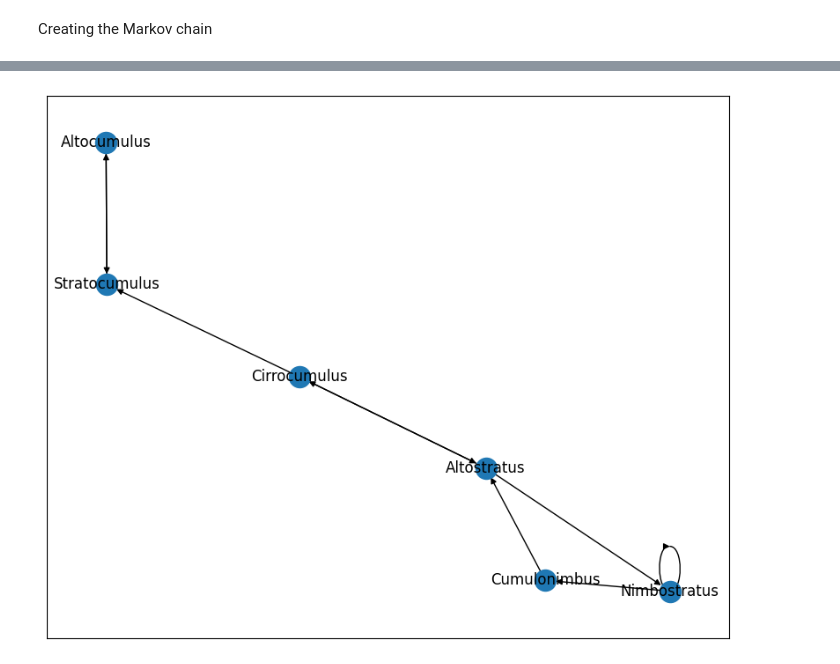
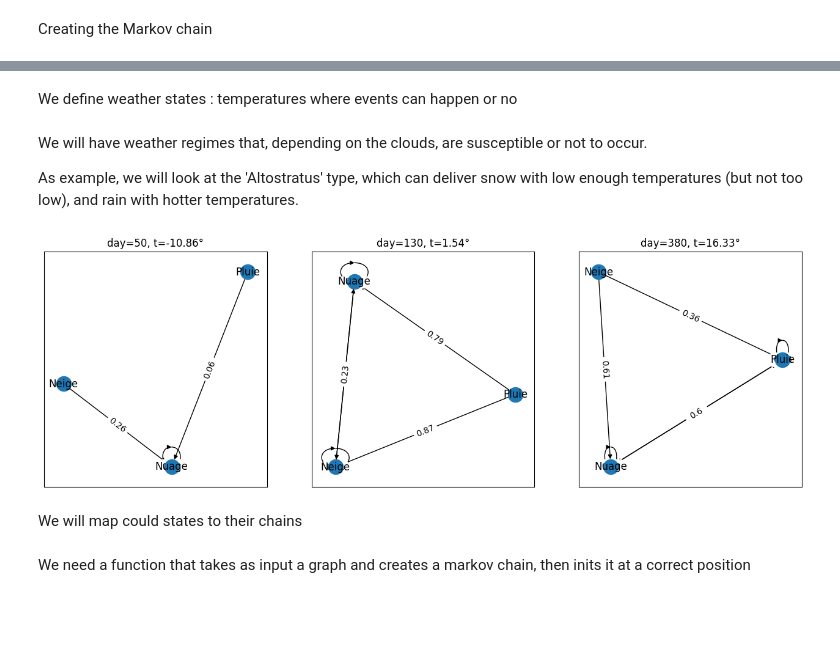
Before and after one commit to Tharos-ux/mmcat, a Jupyter notebook: model.ipynb, the cells around one changed output, grey strips where cells are left out. Saved outputs shown, nothing was run; the diff lists cells and outputs as text; code cells hidden in the pictures; blank space fills up the shorter version.

```diff
--- a/model.ipynb
+++ b/model.ipynb
@@ -73,0 +131,42 @@ We can handle time and add its component to the Markov chain by changing the wei
+# %% [markdown]
+We define weather states : temperatures where events can happen or no
+# %%
+weather_states:dict[str,tuple] = {
+    'Neige':(-1,2),
+    'Pluie':(2,20),
+    'Nuage':(float('-inf'),float('inf')),
+    'Dégagé':(float('-inf'),float('inf')),
+    'Brouillard':(-2,10),
+}
+# %% [markdown]
+We will have weather regimes that, depending on the clouds, are susceptible or not to occur.
+
+As example, we will look at the 'Altostratus' type, which can deliver snow with low enough temperatures (but not too low), and rain with hotter temperatures.
+# %%
+def subchain(day:int,possible_weathers:list[str]) -> DiGraph:
+    chain:DiGraph = DiGraph()
+
+    chain.add_nodes_from(possible_weathers)
+
+    # Creating artificial transition values
+    for state_a in possible_weathers:
+        for state_b,(inf,sup) in [(weather,weather_states[weather]) for weather in possible_weathers]:
+            if temperature(day) >= inf and temperature(day) <= sup:
+                chain.add_edge(state_a,state_b,weight=rnd())
+    return chain
+
+fig, axs = pyplot.subplots(1,len(days),figsize=(16,5))
+for i,day in enumerate(days):
+    w_subchain:DiGraph = subchain(day,['Neige','Pluie','Nuage'])
+    axs[i].set_title(f"day={day}, t={round(temperature(day),2)}°")
+    pos=spring_layout(w_subchain)
+    draw_networkx(w_subchain,pos,ax=axs[i])
+    labels = get_edge_attributes(w_subchain,'weight')
+    for key,value in labels.items():
+        labels[key] = round(value,2)
+    draw_networkx_edge_labels(w_subchain,pos,edge_labels=labels,ax=axs[i])
+pyplot.show()
+# %% [output]
+[figure, added]
+# %% [markdown]
+We will map could states to their chains
@@ -73,0 +177,2 @@ We can handle time and add its component to the Markov chain by changing the wei
+# %% [markdown]
+We need a function that takes as input a graph and creates a markov chain, then inits it at a correct position
@@ -83,10 +201,0 @@ for i in range(1, 11):
-# %%
-# Drawing the sequence
-sequence_graph:DiGraph = DiGraph()
-add_path(sequence_graph,sequence)
-pyplot.figure(figsize=(10,8))
-pos=spring_layout(sequence_graph)
-draw_networkx(sequence_graph,pos)
-pyplot.show()
-# %% [output]
-[figure, removed]
```
Also changed, not shown: parts of 15 cells of this notebook.
